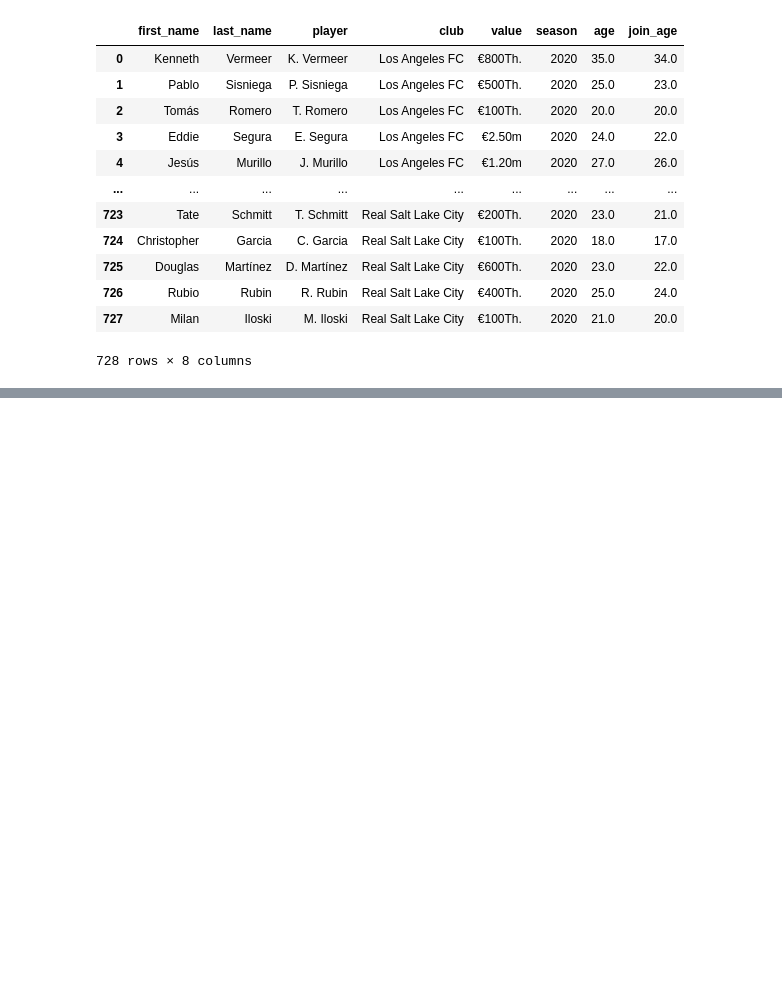
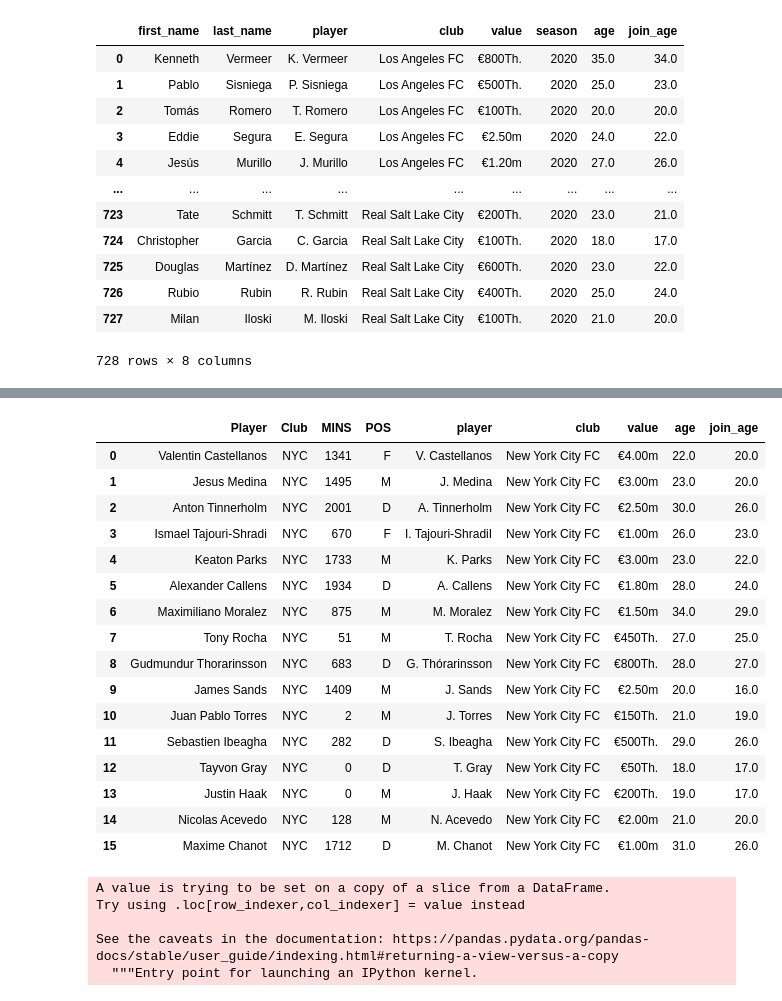
Before and after one commit to type-null/soccer-analysis, a Jupyter notebook: scrape.ipynb, the cells around one changed output, grey strips where cells are left out. Drawn from its saved outputs; the diff is of its cells as text; code cells hidden in the pictures; blank space fills up the shorter version.

```diff
--- a/scrape.ipynb
+++ b/scrape.ipynb
@@ -125,0 +216,4 @@ rows[0]
+# %%
+player_df['Player'][264] = 'Ismael Tajouri-Shradi'
+player_df['Player'][257] = 'Juan Pablo Torres'
+player_df['Player'][261] = 'Maximiliano Moralez'
@@ -125,0 +229,4 @@ rows[0]
+# %%
+stat_df = stat_df[['Player', 'Club', 'MINS', 'POS']]
+stat_df['Player'] = stat_df['Player'].apply(unidecode)
+stat_df
@@ -125,0 +247,4 @@ rows[0]
+# %%
+df_raw = pd.merge(stat_df, player_df, on='Player', how='left')
+# %%
+df = df_raw.dropna(subset=['club'])
@@ -125,0 +267,21 @@ rows[0]
+# %%
+nyc_df = df[df['Club']=='NYC'].reset_index(drop=True)
+nyc_df
+# %% [output]
+|  | Player | Club | MINS | POS | player | club | value | age | join_age |
+| 0 | Valentin Castellanos | NYC | 1341 | F | V. Castellanos | New York City FC | €4.00m | 22.0 | 20.0 |
+| 1 | Jesus Medina | NYC | 1495 | M | J. Medina | New York City FC | €3.00m | 23.0 | 20.0 |
+| 2 | Anton Tinnerholm | NYC | 2001 | D | A. Tinnerholm | New York City FC | €2.50m | 30.0 | 26.0 |
+| 3 | Ismael Tajouri-Shradi | NYC | 670 | F | I. Tajouri-ShradiI | New York City FC | €1.00m | 26.0 | 23.0 |
+| 4 | Keaton Parks | NYC | 1733 | M | K. Parks | New York City FC | €3.00m | 23.0 | 22.0 |
+| 5 | Alexander Callens | NYC | 1934 | D | A. Callens | New York City FC | €1.80m | 28.0 | 24.0 |
+| 6 | Maximiliano Moralez | NYC | 875 | M | M. Moralez | New York City FC | €1.50m | 34.0 | 29.0 |
+| 7 | Tony Rocha | NYC | 51 | M | T. Rocha | New York City FC | €450Th. | 27.0 | 25.0 |
+| 8 | Gudmundur Thorarinsson | NYC | 683 | D | G. Thórarinsson | New York City FC | €800Th. | 28.0 | 27.0 |
+| 9 | James Sands | NYC | 1409 | M | J. Sands | New York City FC | €2.50m | 20.0 | 16.0 |
+| 10 | Juan Pablo Torres | NYC | 2 | M | J. Torres | New York City FC | €150Th. | 21.0 | 19.0 |
+| 11 | Sebastien Ibeagha | NYC | 282 | D | S. Ibeagha | New York City FC | €500Th. | 29.0 | 26.0 |
+| 12 | Tayvon Gray | NYC | 0 | D | T. Gray | New York City FC | €50Th. | 18.0 | 17.0 |
+| 13 | Justin Haak | NYC | 0 | M | J. Haak | New York City FC | €200Th. | 19.0 | 17.0 |
+| 14 | Nicolas Acevedo | NYC | 128 | M | N. Acevedo | New York City FC | €2.00m | 21.0 | 20.0 |
+| 15 | Maxime Chanot | NYC | 1712 | D | M. Chanot | New York City FC | €1.00m | 31.0 | 26.0 |
@@ -125,0 +301,8 @@ rows[0]
+# %%
+df['usd'] = df['value'].apply(convert_currency)
+# %% [output]
+A value is trying to be set on a copy of a slice from a DataFrame.
+Try using .loc[row_indexer,col_indexer] = value instead
+
+See the caveats in the documentation: https://pandas.pydata.org/pandas-docs/stable/user_guide/indexing.html#returning-a-view-versus-a-copy
+  """Entry point for launching an IPython kernel.
```
Also changed, not shown: parts of 17 cells of this notebook, 15 other files.
